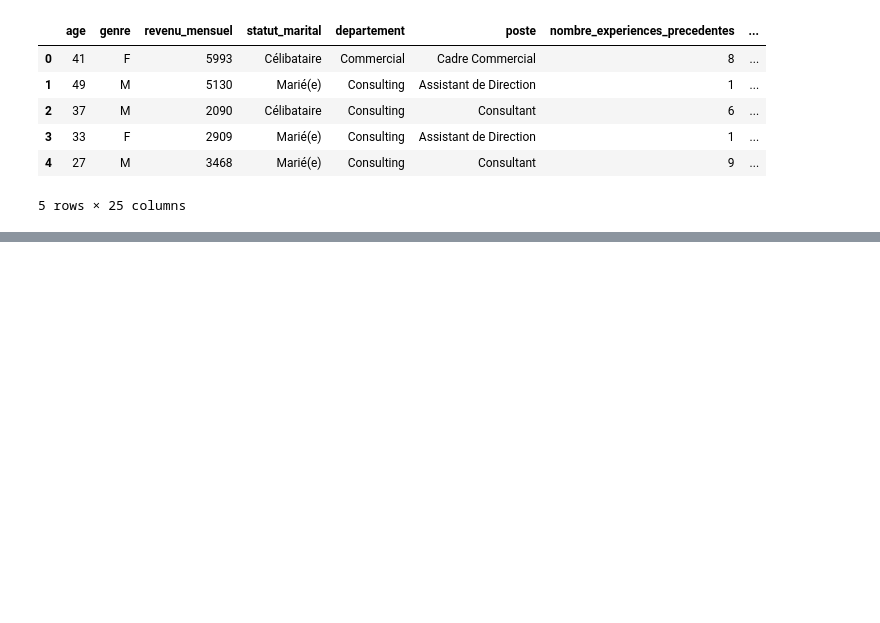
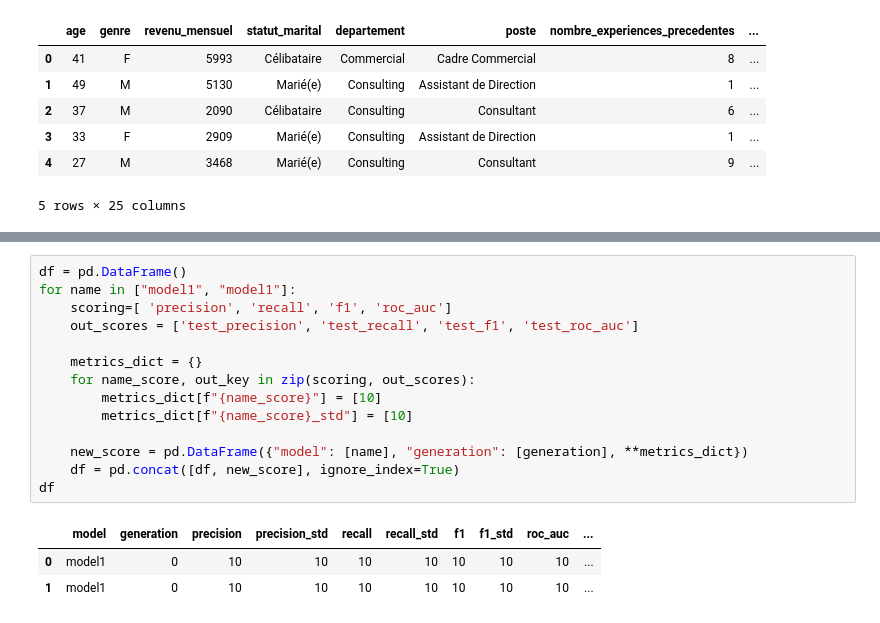
Before and after one commit to GreatTeacherJ/esn, a Jupyter notebook: src/app/data.ipynb, the cells around one changed output, grey strips where cells are left out. Cells and saved outputs as stored; diff of their text form; blank space fills up the shorter version.

```diff
--- a/src/app/data.ipynb
+++ b/src/app/data.ipynb
@@ -410,0 +750,18 @@ annes_sous_responsable_actuel / annees_dans_le_poste_actuel (0.71 / Attendu)
+# %%
+df = pd.DataFrame()
+for name in ["model1", "model1"]:
+    scoring=[ 'precision', 'recall', 'f1', 'roc_auc']
+    out_scores = ['test_precision', 'test_recall', 'test_f1', 'test_roc_auc']
+
+    metrics_dict = {}
+    for name_score, out_key in zip(scoring, out_scores):
+        metrics_dict[f"{name_score}"] = [10]
+        metrics_dict[f"{name_score}_std"] = [10]
+
+    new_score = pd.DataFrame({"model": [name], "generation": [generation], **metrics_dict})
+    df = pd.concat([df, new_score], ignore_index=True)
+df
+# %% [output]
+|  | model | generation | precision | precision_std | recall | recall_std | f1 | f1_std | roc_auc | ... |
+| 0 | model1 | 0 | 10 | 10 | 10 | 10 | 10 | 10 | 10 | ... |
+| 1 | model1 | 0 | 10 | 10 | 10 | 10 | 10 | 10 | 10 | ... |
```
Also changed, not shown: parts of 35 cells of this notebook, 2 other files.
